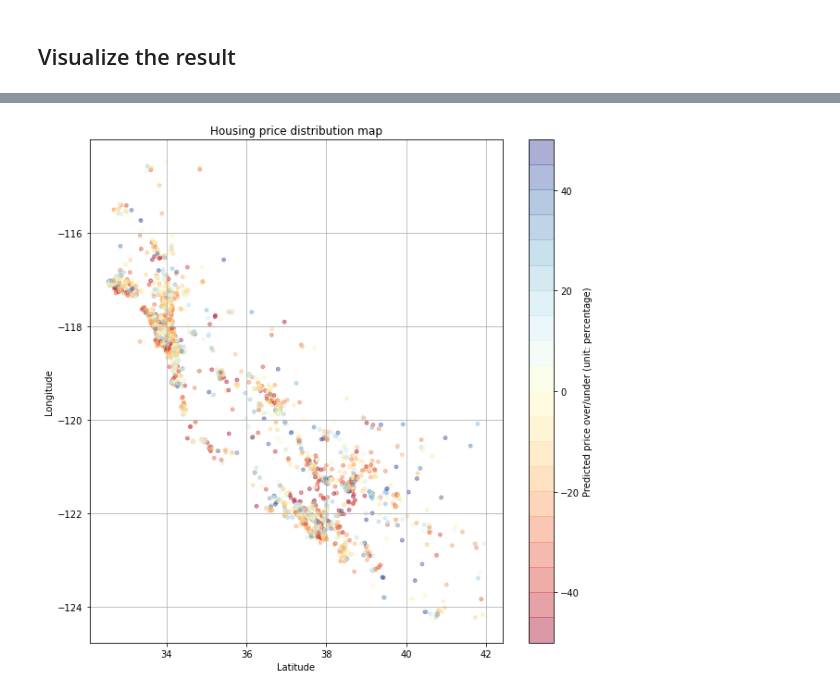
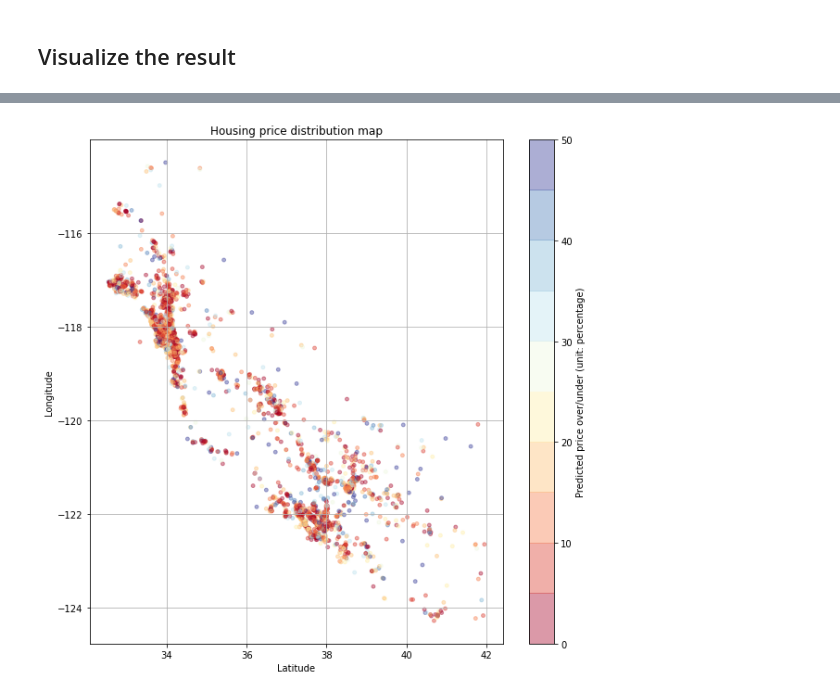
Before and after one commit to ZhengLyuFelix/cme-216-housing-pricing-prediction, a Jupyter notebook: neural_network_log_data_mape.ipynb, the cells around one changed output, grey strips where cells are left out. Saved outputs shown, nothing was run; the diff lists cells and outputs as text; code cells hidden in the pictures.

```diff
--- a/neural_network_log_data_mape.ipynb
+++ b/neural_network_log_data_mape.ipynb
@@ -99,9 +99,9 @@ plot_pred_true(x_test, y_test, y_pred)
 # %%
 # Plot land map
-save_path = cur_path + '/figures/network_log_data_mape.png'
-land_map(x_test*std_data + mean_data, (y_pred.T - y_test)/y_test*100, save_path=save_path, bar_label='Predicted price over/under (unit: percentage)', clim=[-50, 50], step=20)
+save_path = cur_path + '/figures/network_log_data_train_mape_test_mape.png'
+land_map(x_test*std_data + mean_data, np.abs(y_pred.T - y_test)/y_test*100, save_path=save_path, bar_label='Predicted price over/under (unit: percentage)', clim=[0, 50], step=10)
 # %% [output]
-[figure, old version]
+[figure, new version]
 # %%
 tmp = np.mean(np.abs((y_pred.T - y_test)/y_test*100))
 print(tmp)
```
Also changed, not shown: parts of 6 cells of this notebook, 29 other files.
